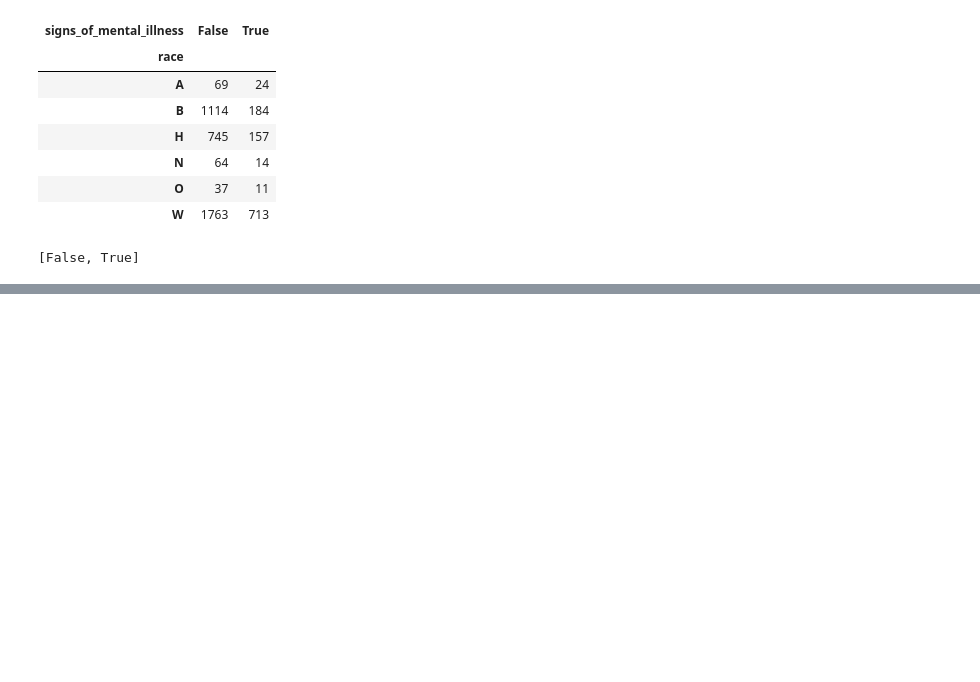
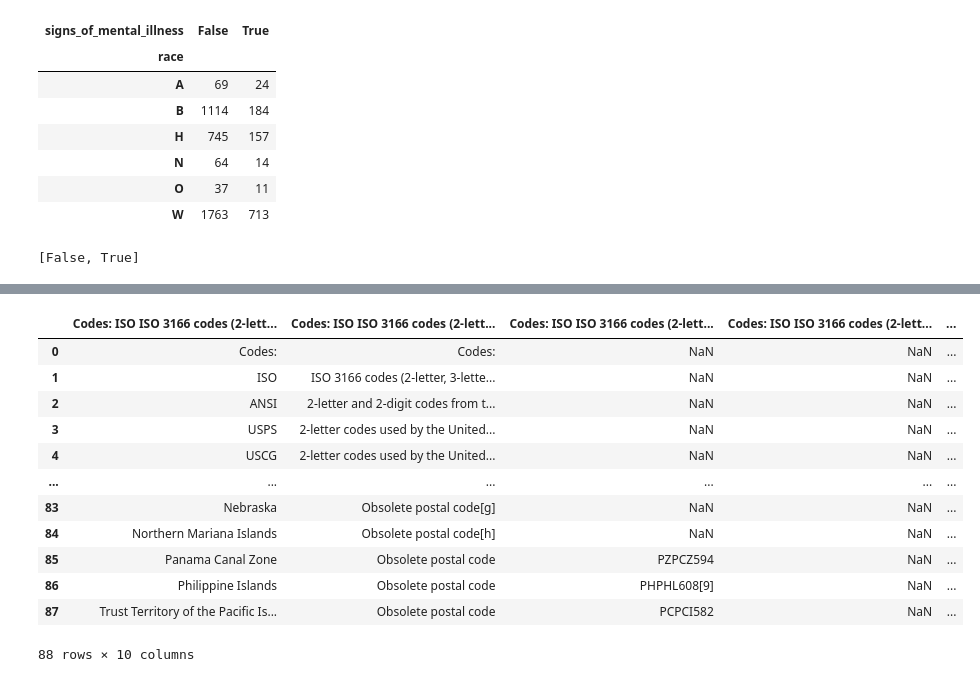
Before and after one commit to PiotrWitaszek/Crime, a Jupyter notebook: Crime.ipynb, the cells around one changed output, grey strips where cells are left out. Saved outputs shown, nothing was run; the diff lists cells and outputs as text; code cells hidden in the pictures; blank space fills up the shorter version.

```diff
--- a/Crime.ipynb
+++ b/Crime.ipynb
@@ -72,3 +130,19 @@ czy tutaj należy najpierw przekształcić listę data frame pd.DataFrame(data4,
 # %%
 data6 = pd.read_html('https://en.wikipedia.org/wiki/List_of_U.S._state_and_territory_abbreviations', header=0)
-data6[0].head()
+#data6[0].head()
+data9=data6[0]
+data9
+# %% [output]
+|  | Codes: ISO ISO 3166 codes (2-lett... | Codes: ISO ISO 3166 codes (2-lett... | Codes: ISO ISO 3166 codes (2-lett... | Codes: ISO ISO 3166 codes (2-lett... | ... |
+| 0 | Codes: | Codes: | NaN | NaN | ... |
+| 1 | ISO | ISO 3166 codes (2-letter, 3-lette... | NaN | NaN | ... |
+| 2 | ANSI | 2-letter and 2-digit codes from t... | NaN | NaN | ... |
+| 3 | USPS | 2-letter codes used by the United... | NaN | NaN | ... |
+| 4 | USCG | 2-letter codes used by the United... | NaN | NaN | ... |
+| ... | ... | ... | ... | ... | ... |
+| 83 | Nebraska | Obsolete postal code[g] | NaN | NaN | ... |
+| 84 | Northern Mariana Islands | Obsolete postal code[h] | NaN | NaN | ... |
+| 85 | Panama Canal Zone | Obsolete postal code | PZPCZ594 | NaN | ... |
+| 86 | Philippine Islands | Obsolete postal code | PHPHL608[9] | NaN | ... |
+| 87 | Trust Territory of the Pacific Is... | Obsolete postal code | PCPCI582 | NaN | ... |
+88 rows × 10 columns
```
Also changed, not shown: parts of 10 cells of this notebook.
